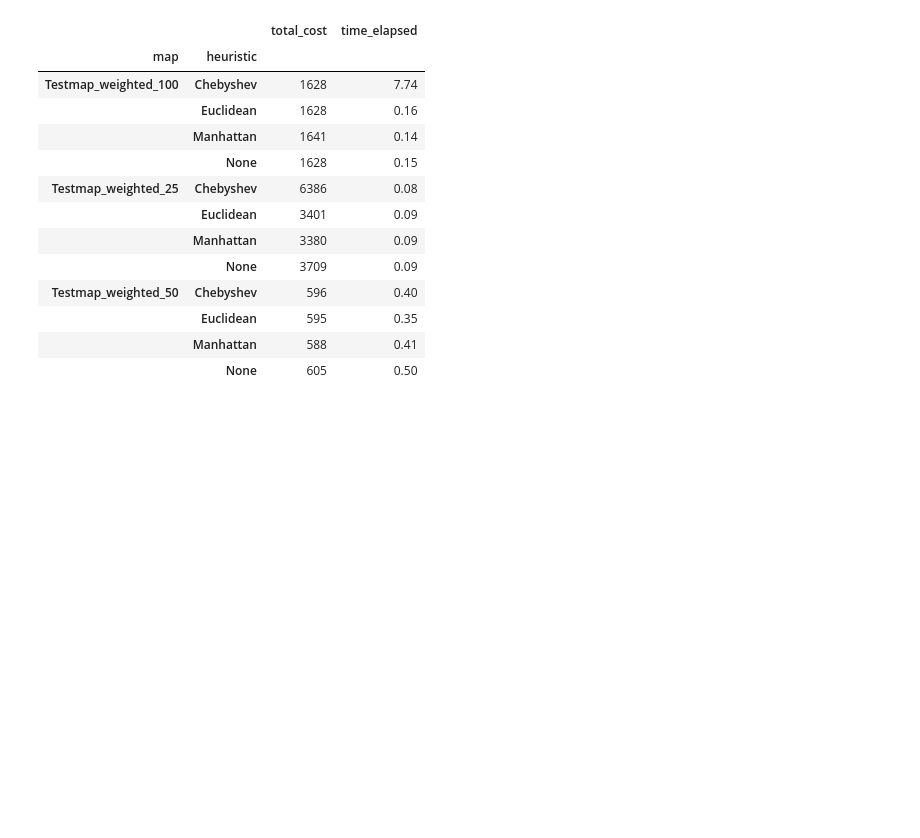
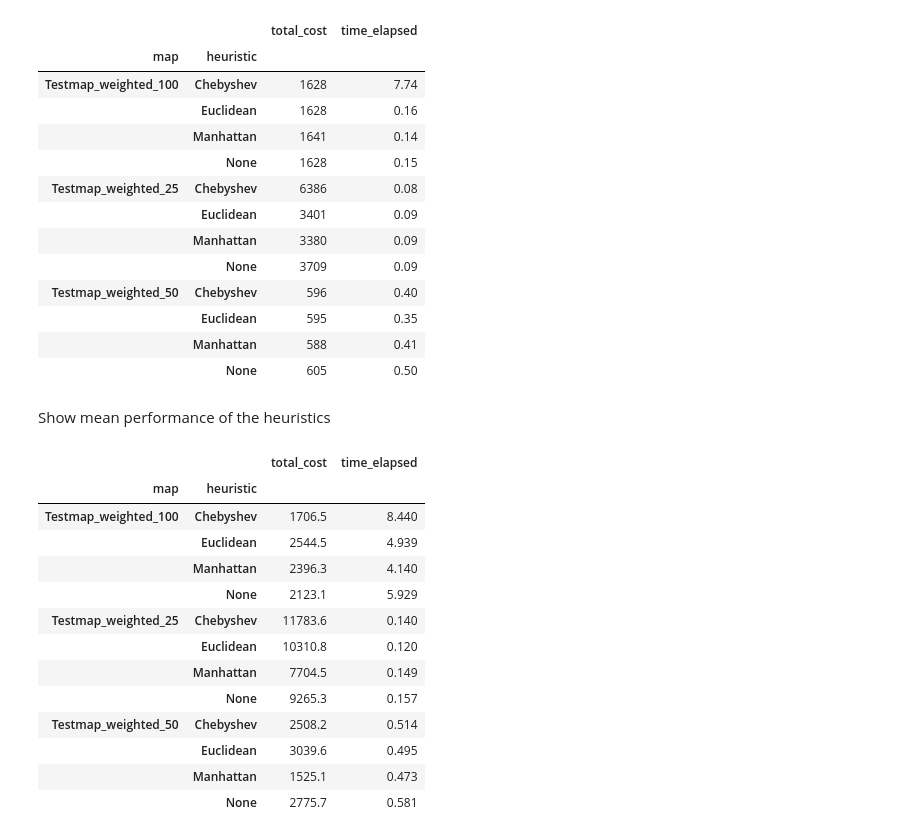
Before and after one commit to t1m0/aci_prototype, a Jupyter notebook: PaparaziGame.ipynb, the cells around one changed output. Cells and saved outputs as stored; diff of their text form; code cells hidden in the pictures; blank space fills up the shorter version.

```diff
--- a/PaparaziGame.ipynb
+++ b/PaparaziGame.ipynb
@@ -70,3 +72,22 @@ df.groupby(['map','heuristic'])[['total_cost', 'time_elapsed']].min()
 |  | Euclidean | 595 | 0.35 |
 |  | Manhattan | 588 | 0.41 |
 |  | None | 605 | 0.50 |
+# %% [markdown]
+Show mean performance of the heuristics
+# %%
+df.groupby(['map','heuristic'])[['total_cost', 'time_elapsed']].mean()
+# %% [output]
+|  |  | total_cost | time_elapsed |
+| map | heuristic |  |  |
+| Testmap_weighted_100 | Chebyshev | 1706.5 | 8.440 |
+|  | Euclidean | 2544.5 | 4.939 |
+|  | Manhattan | 2396.3 | 4.140 |
+|  | None | 2123.1 | 5.929 |
+| Testmap_weighted_25 | Chebyshev | 11783.6 | 0.140 |
+|  | Euclidean | 10310.8 | 0.120 |
+|  | Manhattan | 7704.5 | 0.149 |
+|  | None | 9265.3 | 0.157 |
+| Testmap_weighted_50 | Chebyshev | 2508.2 | 0.514 |
+|  | Euclidean | 3039.6 | 0.495 |
+|  | Manhattan | 1525.1 | 0.473 |
+|  | None | 2775.7 | 0.581 |
```
Also changed, not shown: parts of 4 cells of this notebook.
